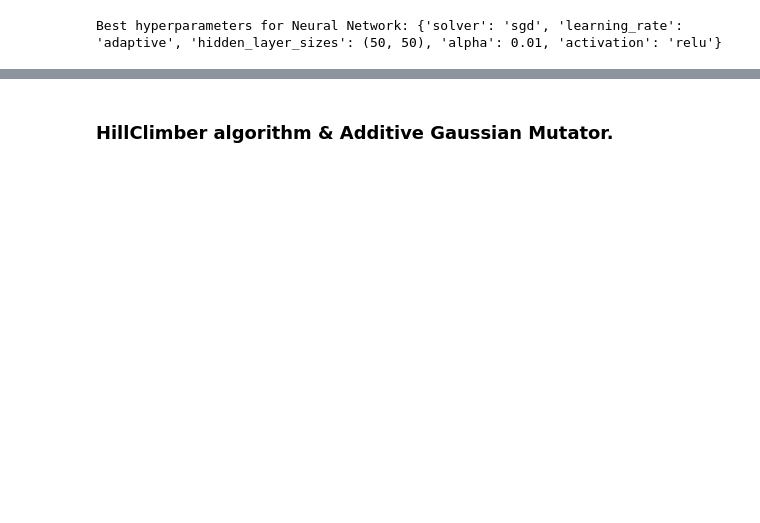
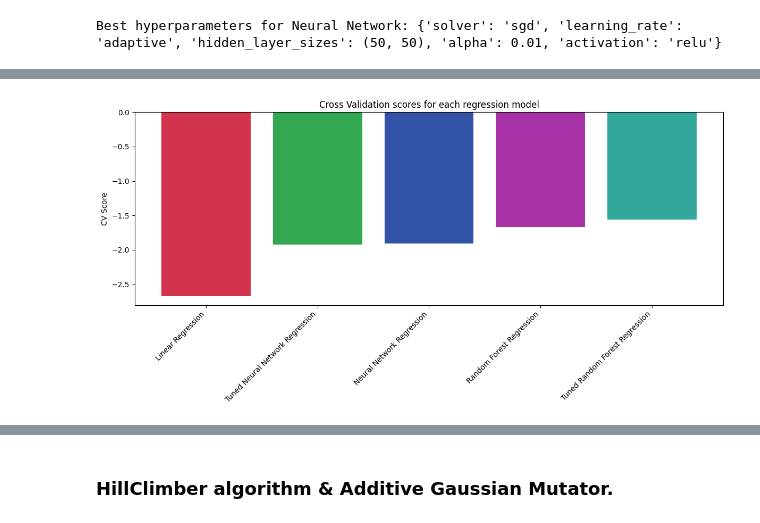
Before and after one commit to khyatib3/comp2002-70, a Jupyter notebook: 02_70%.ipynb, the cells around one changed output, grey strips where cells are left out. Cells and saved outputs as stored; diff of their text form; code cells hidden in the pictures; blank space fills up the shorter version.

```diff
--- a/02_70%.ipynb
+++ b/02_70%.ipynb
@@ -151,10 +177,6 @@ random_forest_test_prediction = rf.predict(x_test)
 # random forest training score
 random_forest_train_mse = mean_squared_error(y_train, random_forest_train_prediction)
 random_forest_test_mse = mean_squared_error(y_test, random_forest_test_prediction)
-
-# random forest training score
-random_forest_train_mse = mean_squared_error(y_train, random_forest_train_prediction)
-random_forest_test_mse = mean_squared_error(y_test, random_forest_test_prediction)
 # %%
 """"Obtaining the best hyperparameters for the random forest model using RandomizedSearchCV."""
 
@@ -261,3 +287,15 @@ panda.DataFrame(scores_data).sort_values(by='test_mse')
 | 4 | Tuned Neural Network Regression | -1.924233 | 1.501526 | 1.803311 | 0.146323 |
 | 3 | Neural Network Regression | -1.905816 | 1.667608 | 1.815494 | 0.124032 |
 | 0 | Linear Regression | -2.672020 | 2.660041 | 2.492813 | 0.326600 |
+# %%
+import pandas as panda
+scores_df = panda.DataFrame(scores_data).sort_values(by='cross_value_mean')
+plot.figure(figsize=(12, 6))
+plot.bar(scores_df['model name'], scores_df['cross_value_mean'], color=['#d4334e', '#32a852', '#3252a8', '#a832a8', '#32a89c'])
+plot.ylabel('CV Score')
+plot.title('Cross Validation scores for each regression model')
+plot.xticks(rotation=45, ha='right')
+plot.tight_layout()
+plot.show()
+# %% [output]
+[figure, added]
```
Also changed, not shown: parts of 25 cells of this notebook.
